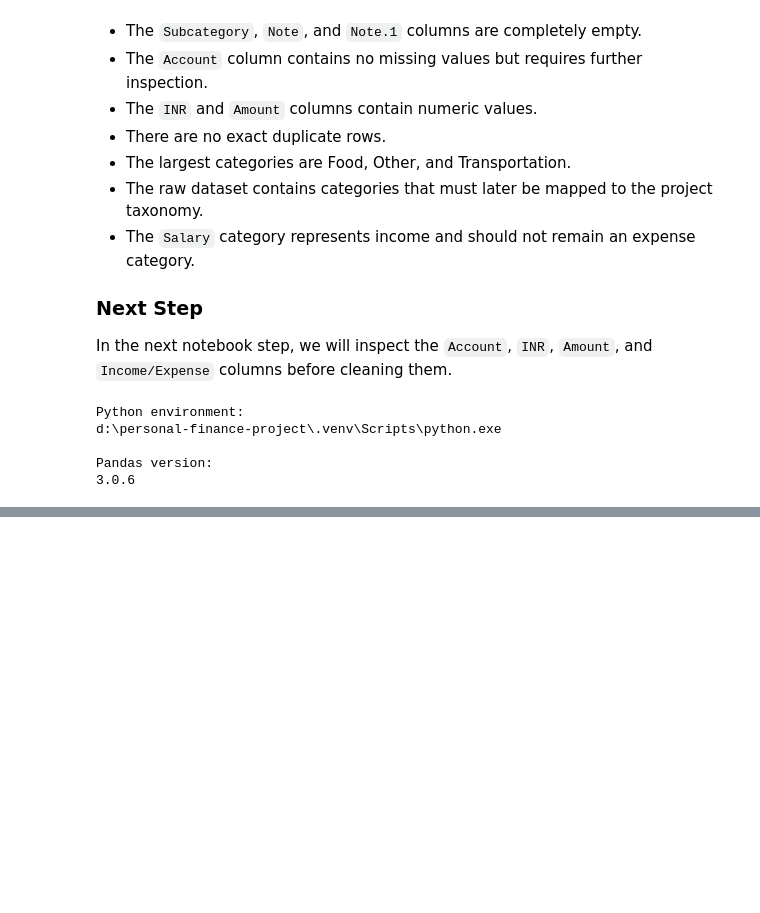
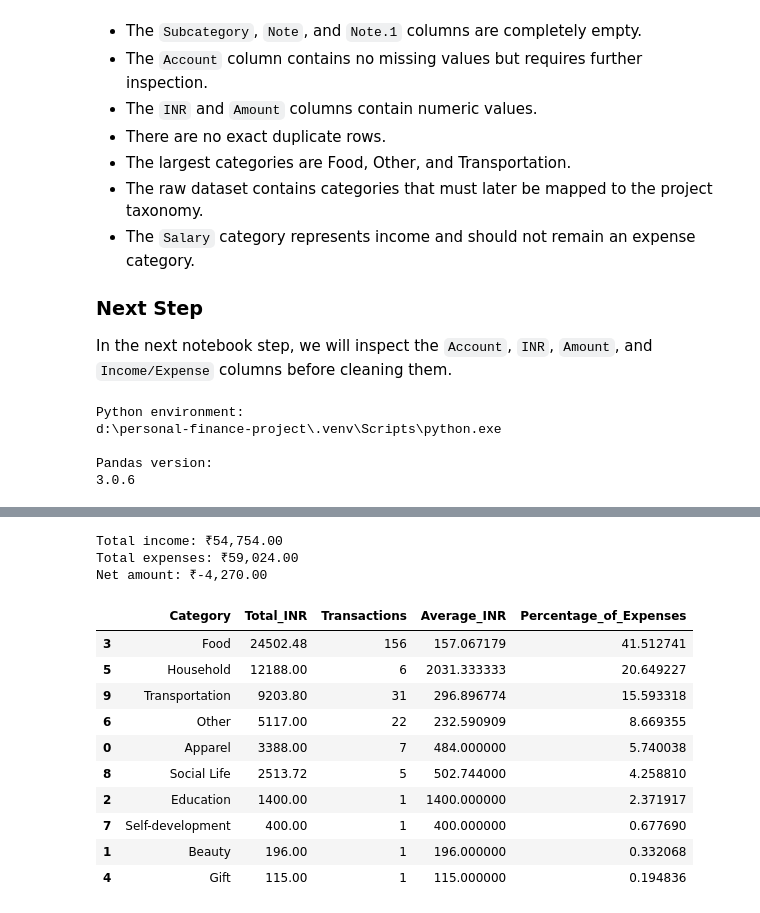
Before and after one commit to yashvijivrajani2-ui/finance-management-system, a Jupyter notebook: notebooks/01_load_and_inspect_data.ipynb, the cells around one changed output, grey strips where cells are left out. Cells and saved outputs as stored; diff of their text form; code cells hidden in the pictures; blank space fills up the shorter version.

```diff
--- a/notebooks/01_load_and_inspect_data.ipynb
+++ b/notebooks/01_load_and_inspect_data.ipynb
@@ -163,0 +393,51 @@ Pandas version:
+# %%
+income_total = df.loc[
+    df["Income/Expense"] == "Income",
+    "Amount_INR"
+].sum()
+
+expense_total = df.loc[
+    df["Income/Expense"] == "Expense",
+    "Amount_INR"
+].sum()
+
+net_total = income_total - expense_total
+
+print(f"Total income: ₹{income_total:,.2f}")
+print(f"Total expenses: ₹{expense_total:,.2f}")
+print(f"Net amount: ₹{net_total:,.2f}")
+# %% [output]
+Total income: ₹54,754.00
+Total expenses: ₹59,024.00
+Net amount: ₹-4,270.00
+# %%
+category_summary = (
+    df[df["Income/Expense"] == "Expense"]
+    .groupby("Category", as_index=False)
+    .agg(
+        Total_INR=("Amount_INR", "sum"),
+        Transactions=("Amount_INR", "count"),
+        Average_INR=("Amount_INR", "mean")
+    )
+    .sort_values("Total_INR", ascending=False)
+)
+
+category_summary["Percentage_of_Expenses"] = (
+    category_summary["Total_INR"]
+    / category_summary["Total_INR"].sum()
+    * 100
+)
+
+display(category_summary)
+# %% [output]
+|  | Category | Total_INR | Transactions | Average_INR | Percentage_of_Expenses |
+| 3 | Food | 24502.48 | 156 | 157.067179 | 41.512741 |
+| 5 | Household | 12188.00 | 6 | 2031.333333 | 20.649227 |
+| 9 | Transportation | 9203.80 | 31 | 296.896774 | 15.593318 |
+| 6 | Other | 5117.00 | 22 | 232.590909 | 8.669355 |
+| 0 | Apparel | 3388.00 | 7 | 484.000000 | 5.740038 |
+| 8 | Social Life | 2513.72 | 5 | 502.744000 | 4.258810 |
+| 2 | Education | 1400.00 | 1 | 1400.000000 | 2.371917 |
+| 7 | Self-development | 400.00 | 1 | 400.000000 | 0.677690 |
+| 1 | Beauty | 196.00 | 1 | 196.000000 | 0.332068 |
+| 4 | Gift | 115.00 | 1 | 115.000000 | 0.194836 |
```
Also changed, not shown: parts of 14 cells of this notebook, 7 other files.
